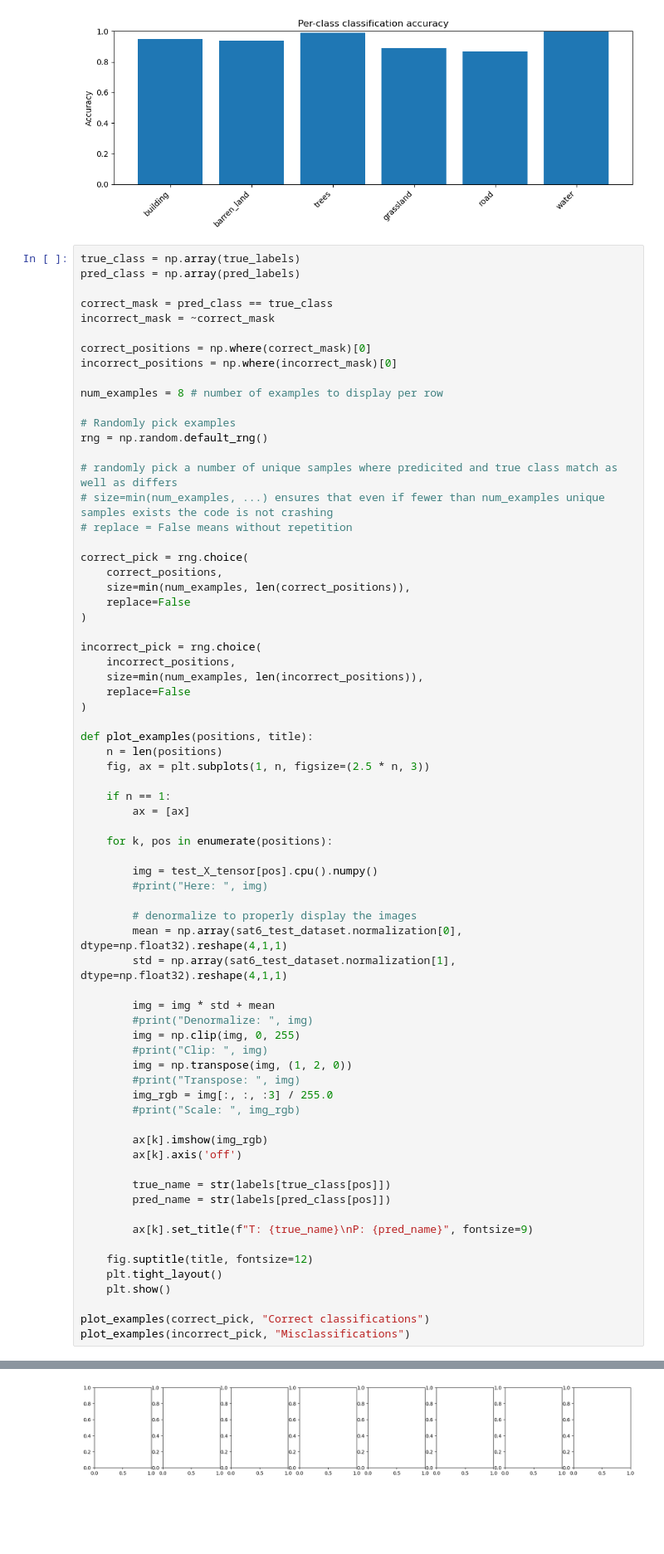
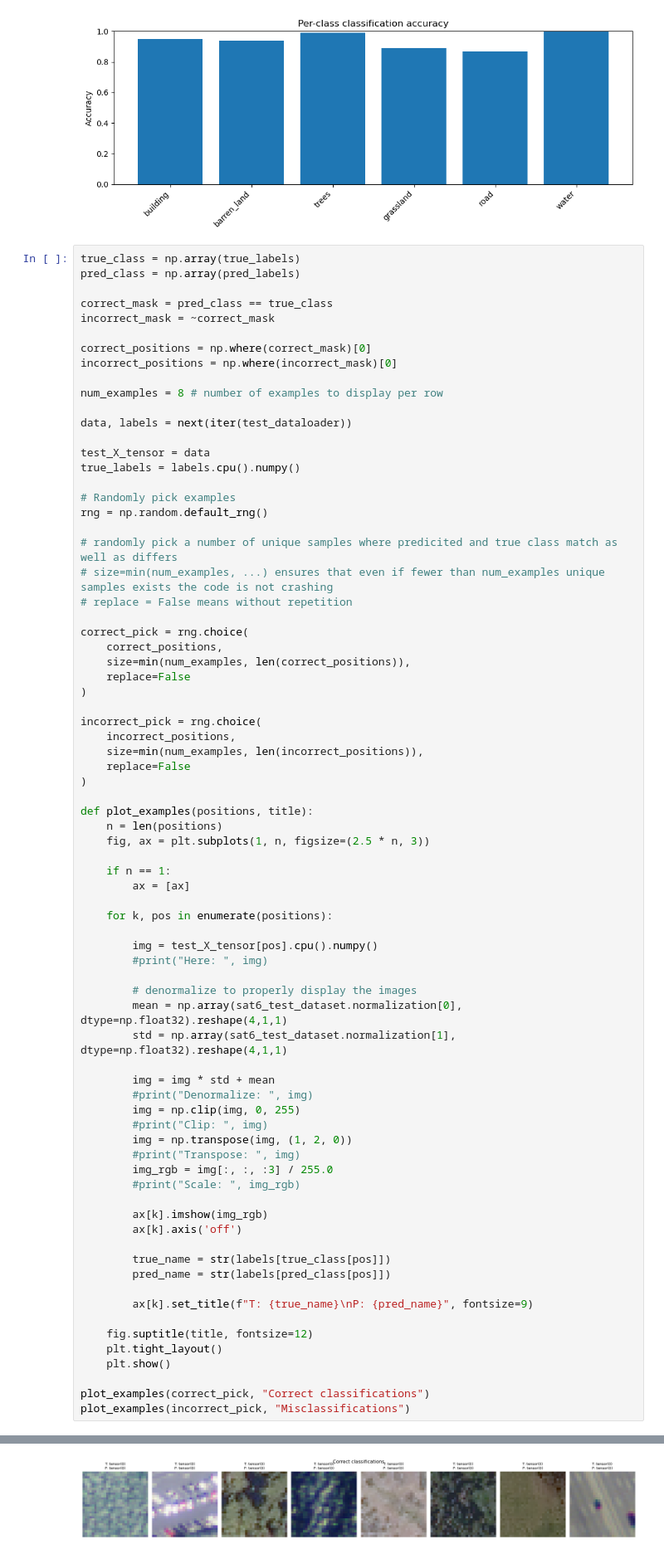
Before and after one commit to Hornston3/remote-sensing-lc, a Jupyter notebook: CNN_classifier_on_remote_sensing_image.ipynb, the cells around one changed output, grey strips where cells are left out. Shown at 83% size. Drawn from its saved outputs; the diff is of its cells as text; blank space fills up the shorter version.

```diff
--- a/CNN_classifier_on_remote_sensing_image.ipynb
+++ b/CNN_classifier_on_remote_sensing_image.ipynb
@@ -458,6 +458,11 @@ correct_positions = np.where(correct_mask)[0]
 incorrect_positions = np.where(incorrect_mask)[0]
 
 num_examples = 8 # number of examples to display per row
+
+data, labels = next(iter(test_dataloader))
+
+test_X_tensor = data
+true_labels = labels.cpu().numpy()
 
 # Randomly pick examples
 rng = np.random.default_rng()
@@ -522 +526 @@ NameError: name 'test_X_tensor' is not defined
-[figure, old version]
+[figure, new version]
```
Also changed, not shown: parts of 5 cells of this notebook, 1 other file.
